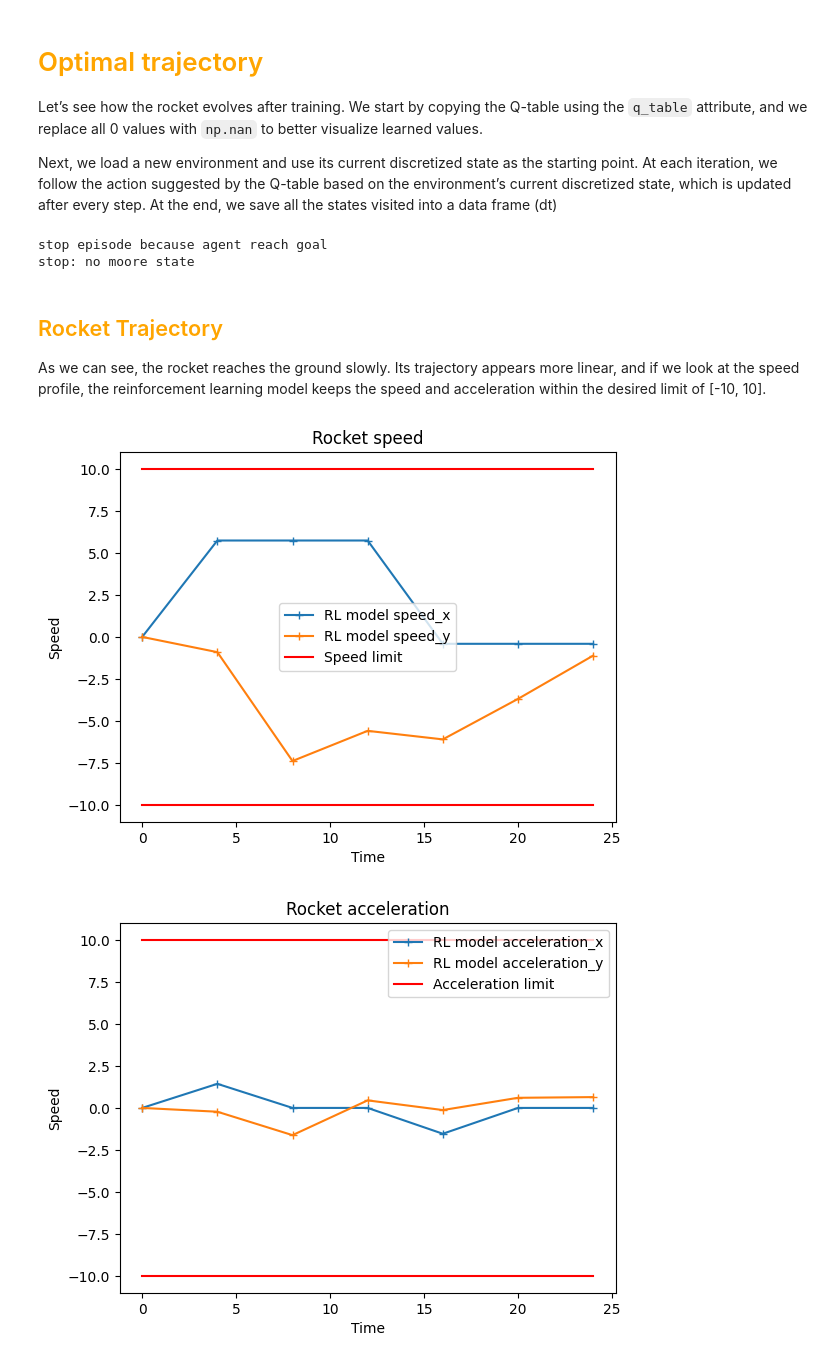
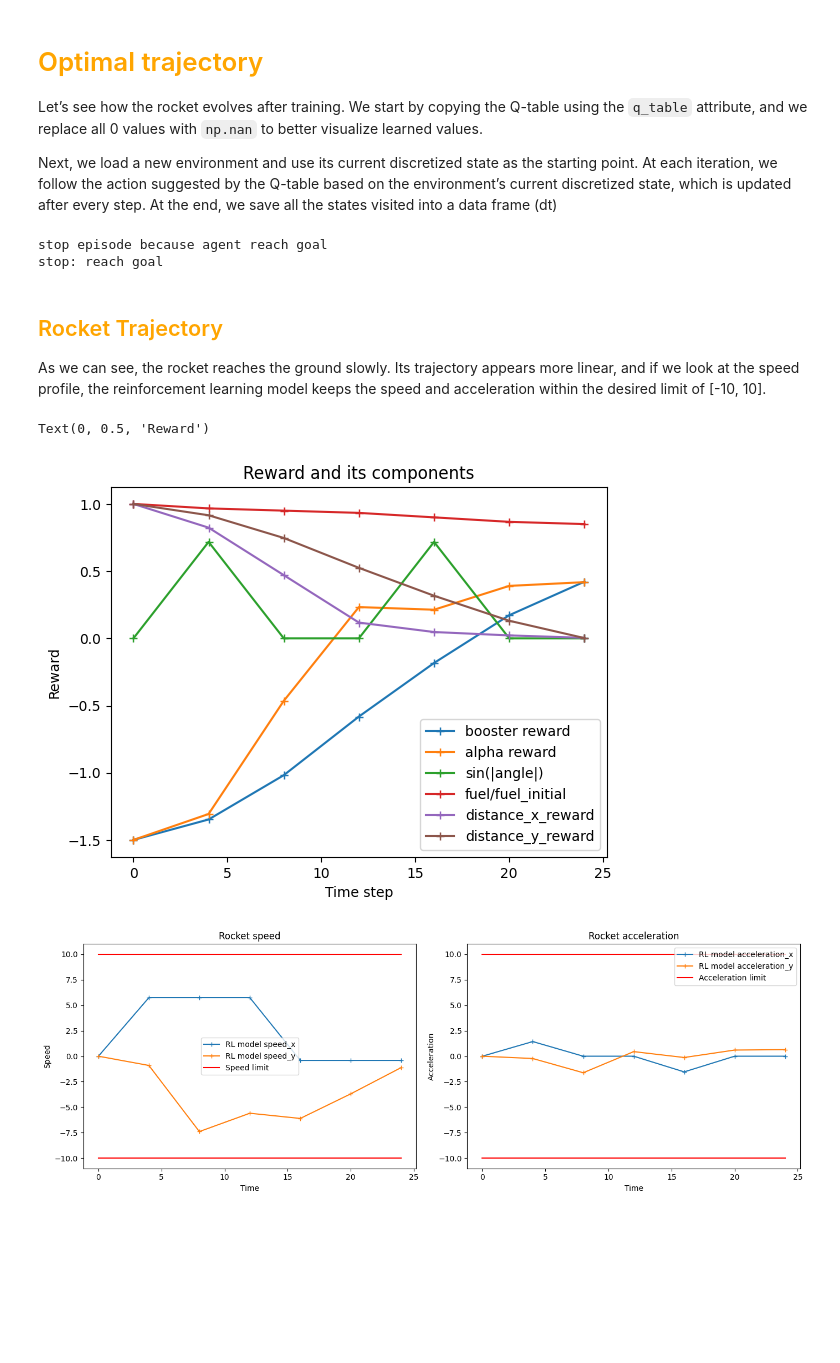
Before and after one commit to jaysenSAW/RL_engine, a Jupyter notebook: notebook/tuto_3.ipynb, the cells around one changed output. Drawn from its saved outputs; the diff is of its cells as text; code cells hidden in the pictures; blank space fills up the shorter version.

Commit message:
clean tuto 3 and add new example

```diff
--- a/notebook/tuto_3.ipynb
+++ b/notebook/tuto_3.ipynb
@@ -44,7 +45,7 @@ We will also control the speed of the rocket and its acceleration to keep as pos
 * -10 <= acceleration_y <= 10
 # %%
 env = Environment(JOSN_file, check_model = True)
-RL = QLearningTrainer(env, num_episodes = 2000, convergence_criterion = 0.5,
+RL = QLearningTrainer(env, num_episodes = 2000, convergence_criterion = 0.05,
                       decay_type = "exponential", decrease_prob_exp = 0.005)
 # %% [output]
 check order names for states_variables
@@ -163,6 +169,6 @@ As a result, some states may never be visited if the agent never finds a path le
 
 You can also load a pre-trained RL object (trained ouput are stored in ``saved_model/output_train_2agents.txt``). If you want to generate the model from scratch, start training with the command: ``RL.q_learning()``. Before to lunch it, note it will take around 40-50 min to execute 2000 episodes.
 # %%
-with open('saved_model/RL_2agents.pkl', 'rb') as f:
+with open('saved_model/tuto3/RL_2agents.pkl', 'rb') as f:
     RL = pickle.load(f)
 # %%
@@ -211,9 +215,9 @@ while flag_continue:
     if not policy.index.isin([str(state)]).any():
         flag_continue = False
         print("stop: no moore state")
-        env.delete_last_states()
+        #env.delete_last_states()
         continue
-    elif env.pos_y[-1] >= 0 and env.pos_y[-1] <= 10 and env.pos_x[-1] >= 110 and env.pos_x[-1] <= 125:
+    elif env.pos_y[-1] >= 0 and env.pos_y[-1] <= 10 and env.pos_x[-1] >= 135 and env.pos_x[-1] <= 145:
         print("stop: reach goal")
         # env.delete_last_states()
         flag_continue = False
@@ -226,4 +230,4 @@ while flag_continue:
 dt = pd.DataFrame(env.all_states())
 # %% [output]
 stop episode because agent reach goal
-stop: no moore state
+stop: reach goal
@@ -236,25 +240,40 @@ plot_RL_2agents(dt)
+# %%
+plt.plot(dt[['time']], env.rewards['booster'] , "+-", label = "booster reward")
+plt.plot(dt[['time']], env.rewards['alpha'] , "+-", label = "alpha reward")
+plt.plot(dt[['time']], np.sin(np.abs(dt[['angle']])), "+-", label = "sin(|angle|)")
+plt.plot(dt[['time']], dt[['ratio_fuel']], "+-", label = "fuel/fuel_initial")
+plt.plot(dt[["time"]], dt[["distance_x_reward"]], "+-", label = "distance_x_reward")
+plt.plot(dt[["time"]], dt[["distance_y_reward"]], "+-", label = "distance_y_reward")
+plt.legend()
+plt.title("Reward and its components")
+plt.xlabel("Time step")
+plt.ylabel("Reward")
+# %% [output]
+Text(0, 0.5, 'Reward')
+[figure, added]
 # %%
-plot_reward_rocket_2agents(env)
+fig, axs = plt.subplots(1, 2, figsize=(14, 5))
+# Speed plot
+axs[0].plot(dt["time"], dt["speed_x"], "+-", label="RL model speed_x")
+axs[0].plot(dt["time"], dt["speed_y"], "+-", label="RL model speed_y")
+axs[0].plot(dt["time"], [-10]*len(dt["time"]), color="red", label="Speed limit")
+axs[0].plot(dt["time"], [10]*len(dt["time"]), color="red")
+axs[0].set_title("Rocket speed")
+axs[0].set_xlabel("Time")
+axs[0].set_ylabel("Speed")
+axs[0].legend()
 
-plt.plot(dt[["time"]], dt[["speed_x"]], "+-", label = "RL model speed_x")
-plt.plot(dt[["time"]], dt[["speed_y"]], "+-", label = "RL model speed_y")
-plt.plot(dt[["time"]], np.array([-10]*len(dt[["time"]])), color ="red", label = "Speed limit" )
-plt.plot(dt[["time"]], np.array([10]*len(dt[["time"]])), color ="red")
-plt.title("Rocket speed")
-plt.xlabel("Time")
-plt.ylabel("Speed")
-plt.legend()
+# Acceleration plot
+axs[1].plot(dt["time"], dt["acceleration_x"], "+-", label="RL model acceleration_x")
+axs[1].plot(dt["time"], dt["acceleration_y"], "+-", label="RL model acceleration_y")
+axs[1].plot(dt["time"], [-10]*len(dt["time"]), color="red", label="Acceleration limit")
+axs[1].plot(dt["time"], [10]*len(dt["time"]), color="red")
+axs[1].set_title("Rocket acceleration")
+axs[1].set_xlabel("Time")
+axs[1].set_ylabel("Acceleration")
+axs[1].legend()
+
+plt.tight_layout()
 plt.show()
-
-plt.plot(dt[["time"]], dt[["acceleration_x"]], "+-", label = "RL model acceleration_x")
-plt.plot(dt[["time"]], dt[["acceleration_y"]], "+-", label = "RL model acceleration_y")
-plt.plot(dt[["time"]], np.array([-10]*len(dt[["time"]])), color ="red", label = "Acceleration limit" )
-plt.plot(dt[["time"]], np.array([10]*len(dt[["time"]])), color ="red")
-plt.title("Rocket acceleration")
-plt.xlabel("Time")
-plt.ylabel("Speed")
-plt.legend()
-plt.show()
 # %% [output]
-[figure, old version]
+[figure, new version]
-[figure, removed]
```
Also changed, not shown: parts of 20 cells of this notebook.
